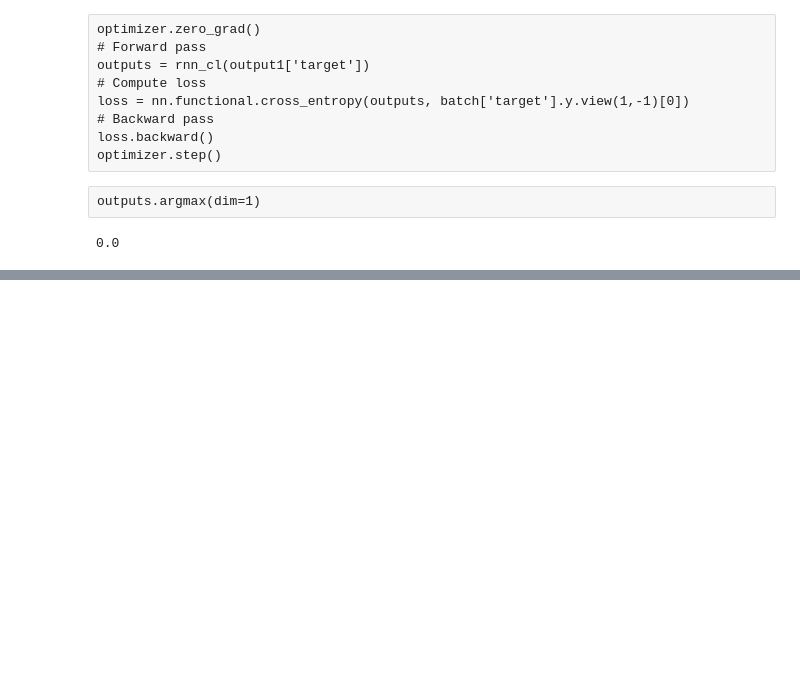
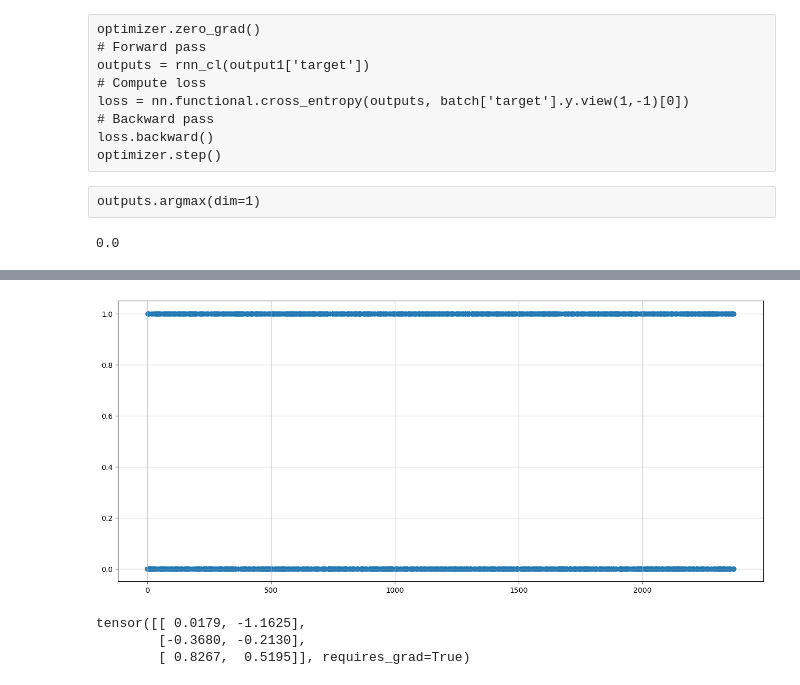
Before and after one commit to MadushanPathirana/msc-research, a Jupyter notebook: adaptive learning/creating graph/GNN_LSTM.ipynb, the cells around one changed output, grey strips where cells are left out. Cells and saved outputs as stored; diff of their text form; code cells hidden in the pictures; blank space fills up the shorter version.

```diff
--- a/adaptive learning/creating graph/GNN_LSTM.ipynb
+++ b/adaptive learning/creating graph/GNN_LSTM.ipynb
@@ -333,0 +415,10 @@ for i in range(len(train_data)-sequnce_length):
+# %%
+acc_moving_avg=[]
+plt.figure(figsize=(16,7))
+for i in range(len(accuracy_list)-mvg_steps):
+    acc_moving_avg.append(np.mean(accuracy_list[i:i+mvg_steps]))
+plt.scatter(list(range(len(accuracy_list))),accuracy_list)
+#plt.plot(acc_moving_avg)
+plt.grid()
+# %% [output]
+[figure, added]
@@ -333,0 +431,6 @@ for i in range(len(train_data)-sequnce_length):
+# %%
+torch.randn(3, 2, requires_grad=True)
+# %% [output]
+tensor([[ 0.0179, -1.1625],
+        [-0.3680, -0.2130],
+        [ 0.8267,  0.5195]], requires_grad=True)
```
Also changed, not shown: parts of 30 cells of this notebook, 6 other files.
